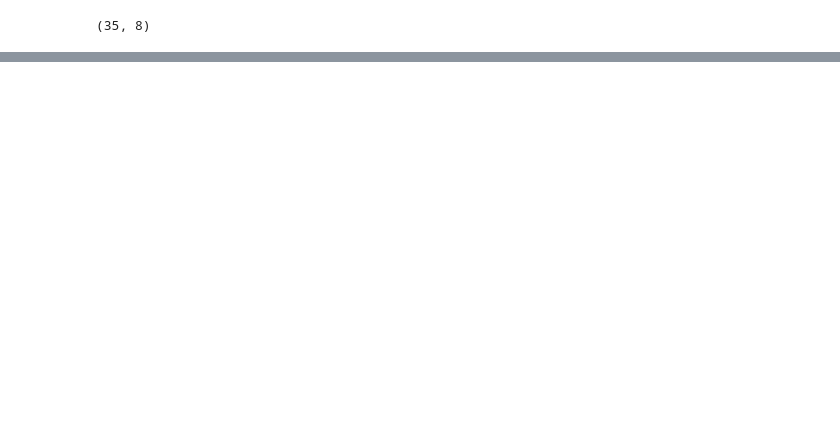
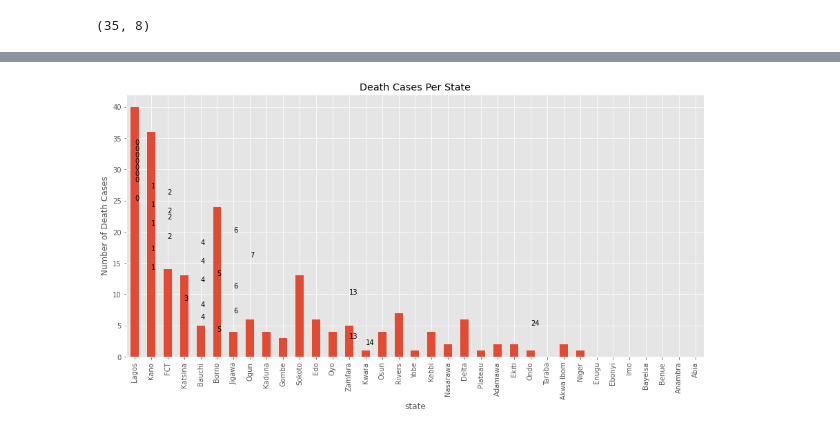
Before and after one commit to Eric-Josh/nigeria-covid19-report-dashboard, a Jupyter notebook: tester.ipynb, the cells around one changed output, grey strips where cells are left out. Drawn from its saved outputs; the diff is of its cells as text; code cells hidden in the pictures; blank space fills up the shorter version.

```diff
--- a/tester.ipynb
+++ b/tester.ipynb
@@ -117,0 +222,18 @@ totalCase
+# %%
+df_state = df['deaths']
+df_state.plot(kind='bar', figsize=(15, 7))
+
+plt.xlabel('state') # add to x-label to the plot
+plt.ylabel('Number of Death Cases') # add y-label to the plot
+plt.title('Death Cases Per State') # add title to the plot
+
+# annotate value labels to each country
+for index, value in enumerate(df_state):
+    label = format(int(value), ',') # format int with commas
+
+    # place text at the end of bar (subtracting 47000 from x, and 0.1 from y to make it fit within the bar)
+    plt.annotate(label, xy=(value , index), color='black')
+
+plt.show()
+# %% [output]
+[figure, added]
```
Also changed, not shown: parts of 16 cells of this notebook, 10 other files.
